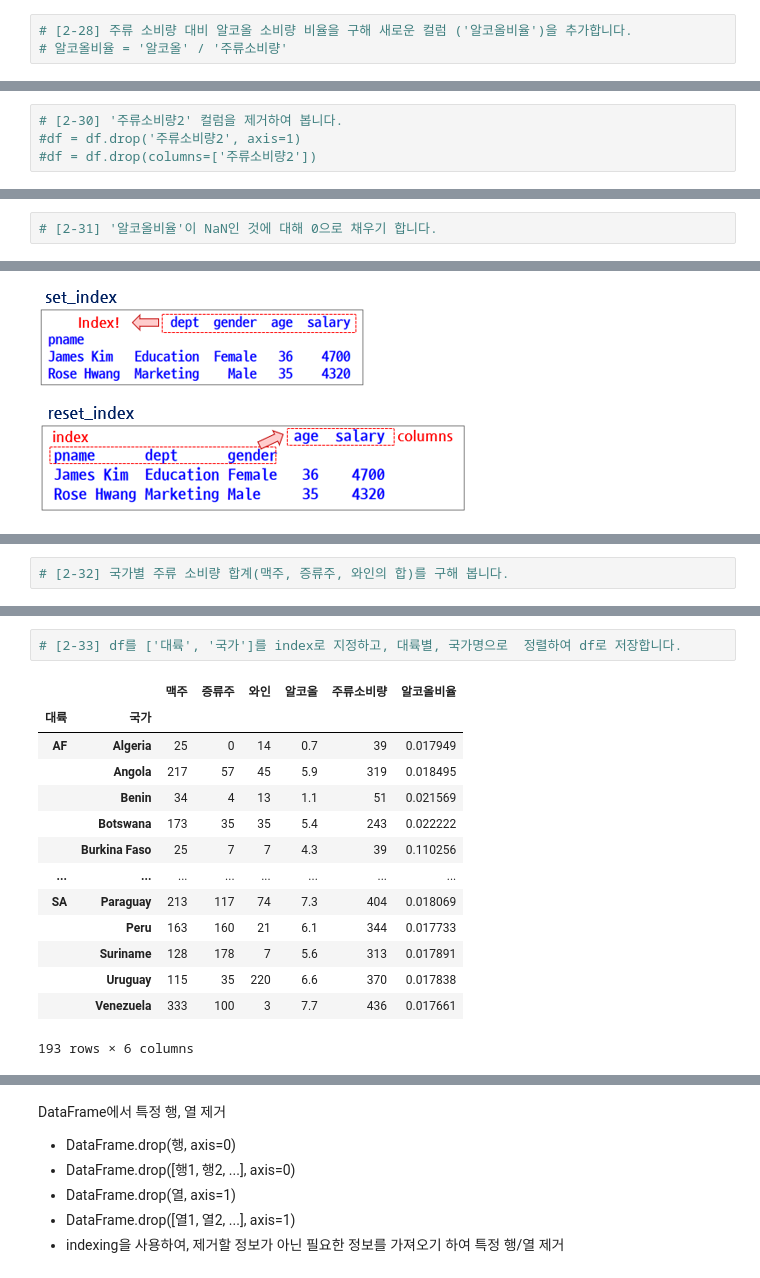
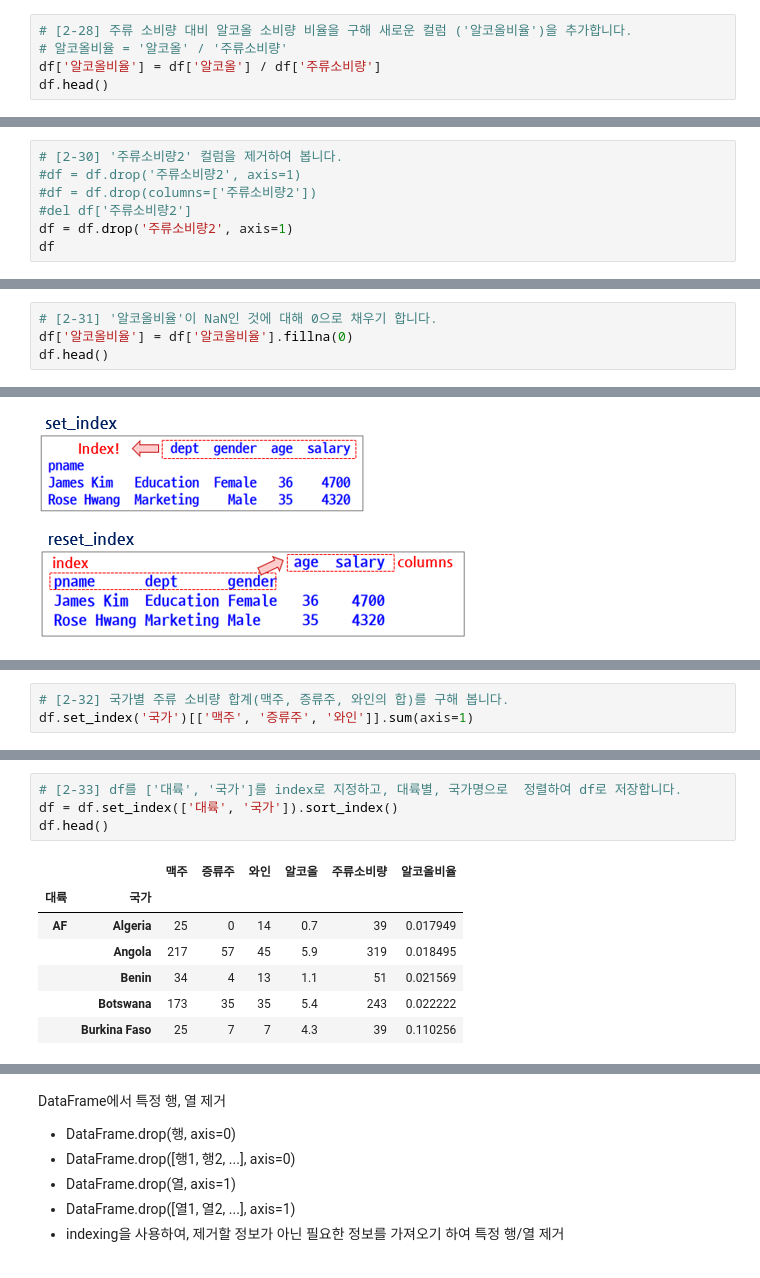
Before and after one commit to JM-world/BigData.Analysis.Article-Practical.skills, a Jupyter notebook: 1.pandas/[pandas_02]_drinks_LAB.ipynb, the cells around one changed output, grey strips where cells are left out. Drawn from its saved outputs; the diff is of its cells as text.

```diff
--- a/1.pandas/[pandas_02]_drinks_LAB.ipynb
+++ b/1.pandas/[pandas_02]_drinks_LAB.ipynb
@@ -324,3 +479,5 @@ DataFrame의 행 제거
 # %%
 # [2-28] 주류 소비량 대비 알코올 소비량 비율을 구해 새로운 컬럼 ('알코올비율')을 추가합니다.
 # 알코올비율 = '알코올' / '주류소비량'
+df['알코올비율'] = df['알코올'] / df['주류소비량']
+df.head()
@@ -331,3 +503,6 @@ DataFrame의 행 제거
 # [2-30] '주류소비량2' 컬럼을 제거하여 봅니다.
 #df = df.drop('주류소비량2', axis=1)
 #df = df.drop(columns=['주류소비량2'])
+#del df['주류소비량2']
+df = df.drop('주류소비량2', axis=1)
+df
@@ -334,2 +527,4 @@ DataFrame의 행 제거
 # %%
 # [2-31] '알코올비율'이 NaN인 것에 대해 0으로 채우기 합니다.
+df['알코올비율'] = df['알코올비율'].fillna(0)
+df.head()
@@ -345,2 +554,3 @@ Columns, Index 상호 변경
 # %%
 # [2-32] 국가별 주류 소비량 합계(맥주, 증류주, 와인의 합)를 구해 봅니다.
+df.set_index('국가')[['맥주', '증류주', '와인']].sum(axis=1)
@@ -347,19 +575,14 @@ Columns, Index 상호 변경
 # %%
 # [2-33] df를 ['대륙', '국가']를 index로 지정하고, 대륙별, 국가명으로  정렬하여 df로 저장합니다.
+df = df.set_index(['대륙', '국가']).sort_index()
+df.head()
 # %% [output]
 |  |  | 맥주 | 증류주 | 와인 | 알코올 | 주류소비량 | 알코올비율 |
 | 대륙 | 국가 |  |  |  |  |  |  |
 | AF | Algeria | 25 | 0 | 14 | 0.7 | 39 | 0.017949 |
 |  | Angola | 217 | 57 | 45 | 5.9 | 319 | 0.018495 |
 |  | Benin | 34 | 4 | 13 | 1.1 | 51 | 0.021569 |
 |  | Botswana | 173 | 35 | 35 | 5.4 | 243 | 0.022222 |
 |  | Burkina Faso | 25 | 7 | 7 | 4.3 | 39 | 0.110256 |
-| ... | ... | ... | ... | ... | ... | ... | ... |
-| SA | Paraguay | 213 | 117 | 74 | 7.3 | 404 | 0.018069 |
-|  | Peru | 163 | 160 | 21 | 6.1 | 344 | 0.017733 |
-|  | Suriname | 128 | 178 | 7 | 5.6 | 313 | 0.017891 |
-|  | Uruguay | 115 | 35 | 220 | 6.6 | 370 | 0.017838 |
-|  | Venezuela | 333 | 100 | 3 | 7.7 | 436 | 0.017661 |
-193 rows × 6 columns
 # %%
 # [2-34] df의 index를 모두 columns로 이동합니다.
```
Also changed, not shown: parts of 61 cells of this notebook, 1 other file.
